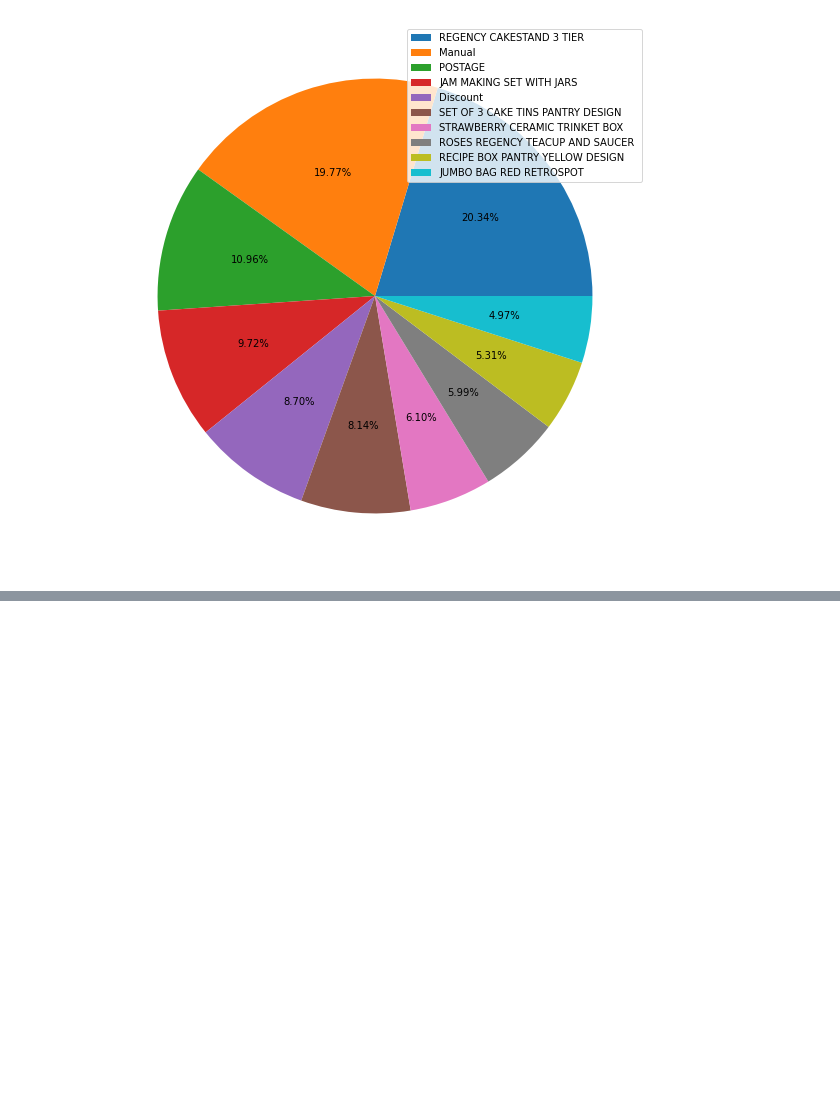
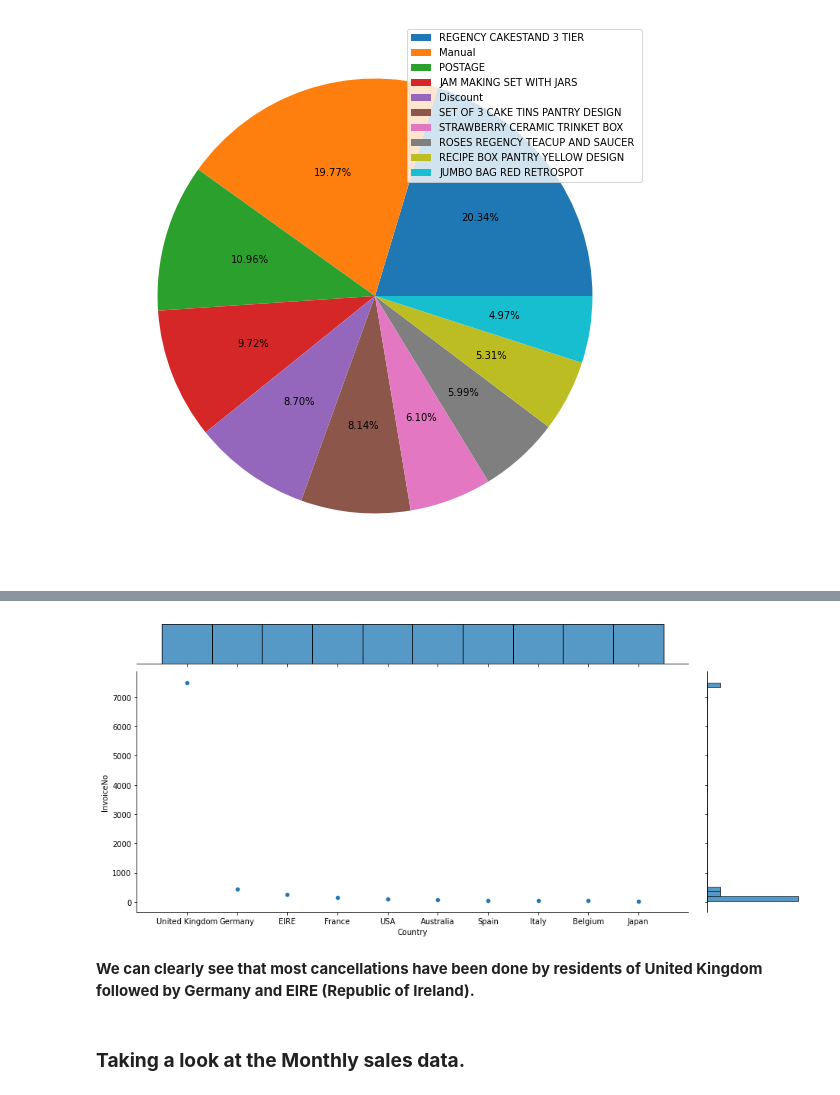
Before and after one commit to gopaljigupta45/Online_Retail_Customer_Segmentation, a Jupyter notebook: Online_Retail_Customer_Segmentation_Capstone_Project_GOPAL_JI_GUPTA_.ipynb, the cells around one changed output, grey strips where cells are left out. Drawn from its saved outputs; the diff is of its cells as text; code cells hidden in the pictures; blank space fills up the shorter version.

```diff
--- a/Online_Retail_Customer_Segmentation_Capstone_Project_GOPAL_JI_GUPTA_.ipynb
+++ b/Online_Retail_Customer_Segmentation_Capstone_Project_GOPAL_JI_GUPTA_.ipynb
@@ -338,0 +343,5 @@ Above chart depicts the number of cancellations via product.We can clearly see f
+# %%
+# We can use groupby on the country column and use count method to get cancellations per country.
+# also we can use sort values to rank the data in descending order and then apply head method to get top 10 values.
+country_cancel_df = cancellation_df.groupby('Country')['InvoiceNo'].count().reset_index().sort_values(by='InvoiceNo', ascending=False).head(10)
+country_cancel_df
@@ -338,0 +360,14 @@ Above chart depicts the number of cancellations via product.We can clearly see f
+# %%
+# Plotting the no. of canceled orders per country. we use a jointplot for this.
+grid = sns.jointplot(country_cancel_df['Country'],country_cancel_df['InvoiceNo'])
+
+# setting the figwidth figheight to get a non square jointplot to improve readability.
+grid.fig.set_figwidth(14)
+grid.fig.set_figheight(6)
+grid.savefig("filename.png", dpi=300)
+# %% [output]
+[figure, added]
+# %% [markdown]
+**We can clearly see that most cancellations have been done by residents of United Kingdom followed by Germany and EIRE (Republic of Ireland).**
+# %% [markdown]
+### **Taking a look at the Monthly sales data.**
```
Also changed, not shown: parts of 4 cells of this notebook.
